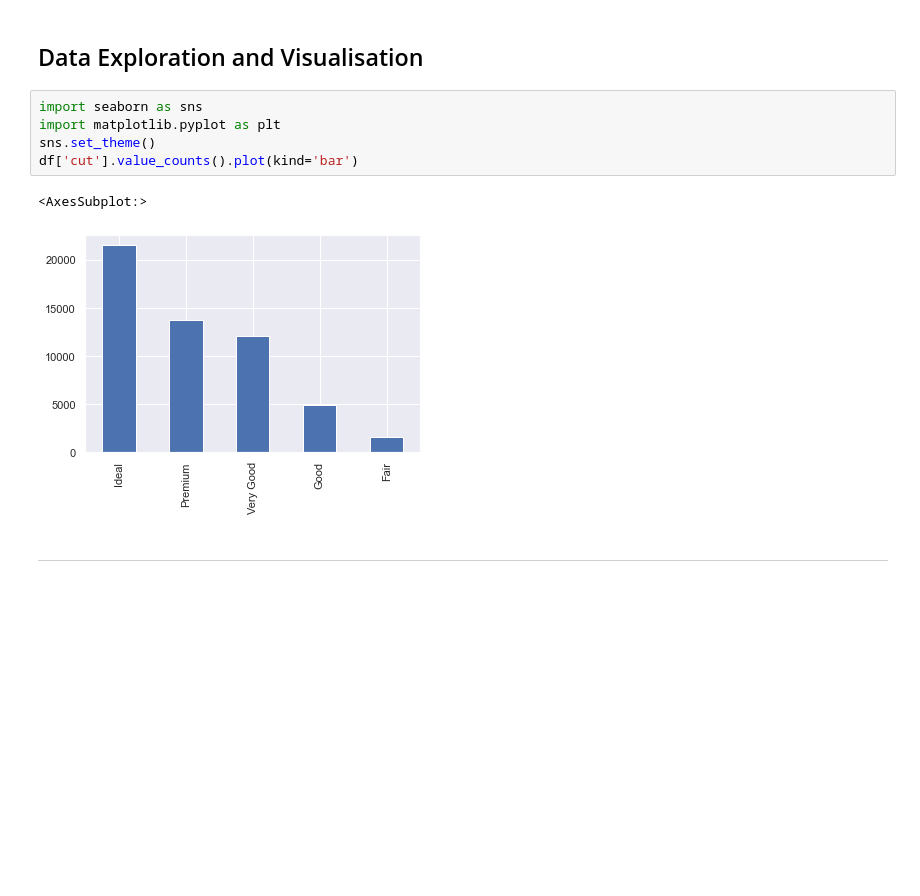
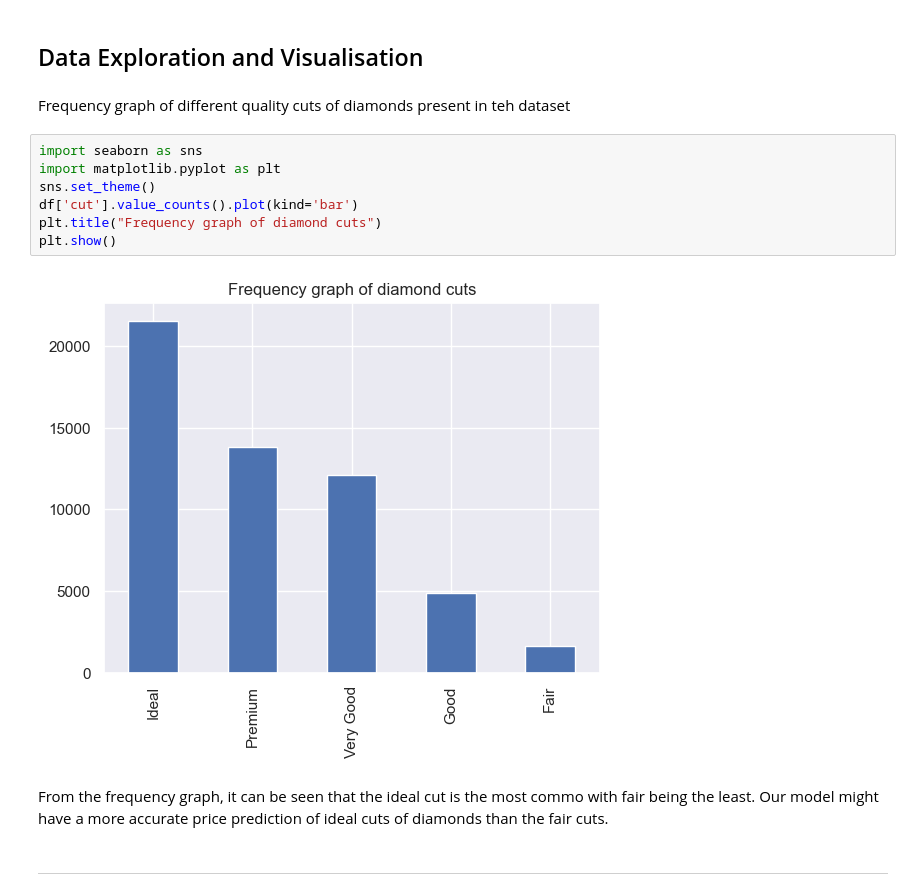
Before and after one commit to ritizzzz/math-phase1, a Jupyter notebook: phase1.ipynb, the cells around one changed output. Drawn from its saved outputs; the diff is of its cells as text; blank space fills up the shorter version.

Commit message:
description added to graphs

```diff
--- a/phase1.ipynb
+++ b/phase1.ipynb
@@ -214,14 +215,19 @@ dtype: int64
 No missing or null values, no need to drop any rows
 # %% [markdown]
 ## Data Exploration and Visualisation
+# %% [markdown]
+Frequency graph of different quality cuts of diamonds present in teh dataset
 # %%
 import seaborn as sns
 import matplotlib.pyplot as plt
 sns.set_theme()
 df['cut'].value_counts().plot(kind='bar')
+plt.title("Frequency graph of diamond cuts")
+plt.show()
 # %% [output]
-<AxesSubplot:>
-[figure, old version]
+[figure, new version]
+# %% [markdown]
+From the frequency graph, it can be seen that the ideal cut is the most commo with fair being the least. Our model might have a more accurate price prediction of ideal cuts of diamonds than the fair cuts.
 # %% [markdown]
 ___
 # %% [markdown]
```
Also changed, not shown: parts of 12 cells of this notebook.
